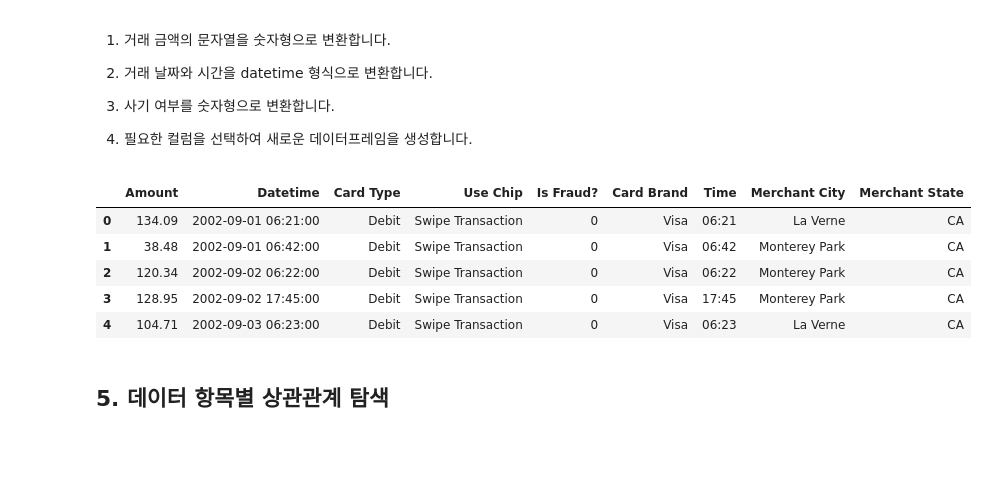
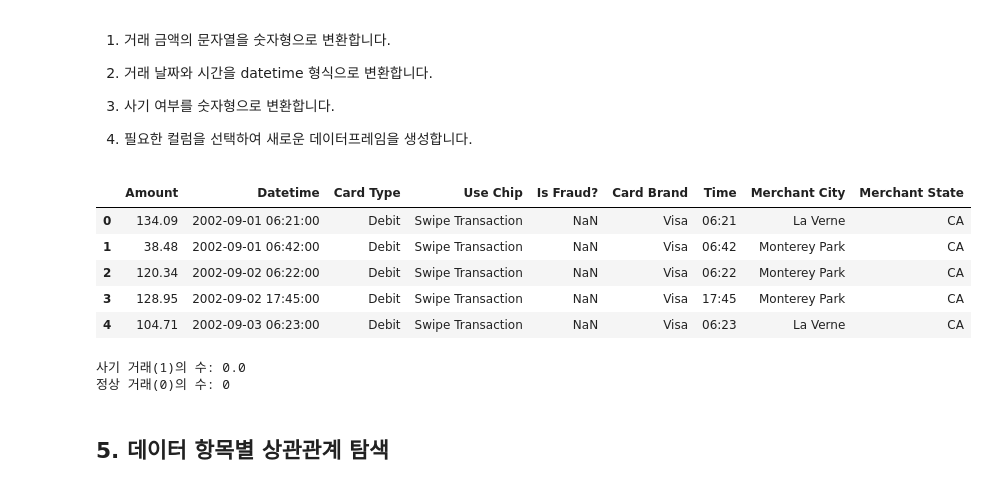
Before and after one commit to pixelwizard2/GuardianPay---Protecting-Against-Lost-Card-and-Copied-Card-Transactions, a Jupyter notebook: GuardianPay_code_(한국어).ipynb, the cells around one changed output. Saved outputs shown, nothing was run; the diff lists cells and outputs as text; code cells hidden in the pictures; blank space fills up the shorter version.

```diff
--- a/GuardianPay_code_(한국어).ipynb
+++ b/GuardianPay_code_(한국어).ipynb
@@ -66,6 +66,12 @@ Transactions Dataframe:
 
  거래 내역과 카드 정보를 'User'와 'CARD INDEX'를 기준으로 병합합니다.
 # %%
+# 'cards_df'에 더미 값(예: 0)을 가진 'Is Fraud?' 컬럼 추가
+cards_df['Is Fraud?'] = 0
+
+# 'transactions_df'와 'cards_df'를 'User'와 'CARD INDEX' 컬럼을 기준으로 병합
+merged_data = pd.merge(transactions_df, cards_df, on=['User', 'CARD INDEX'], how='left')
+
 # 'Card' 컬럼을 'CARD INDEX'로 이름 변경
 transactions_df.rename(columns={'Card': 'CARD INDEX'}, inplace=True)
 
@@ -96,29 +133,43 @@ Warning: Total number of columns (26) exceeds max_columns (20) limiting to first
 # %%
 # 거래 금액을 숫자형으로 변환합니다.
 merged_data['Amount'] = merged_data['Amount'].replace('[\$,]', '', regex=True).astype(float)
 
 # 'Time' 컬럼을 시간 형식으로 변환합니다.
 merged_data['Datetime'] = pd.to_datetime(merged_data['Year'].astype(str) + '-' +
                                          merged_data['Month'].astype(str) + '-' +
                                          merged_data['Day'].astype(str) + ' ' +
                                          merged_data['Time'])
 
 # 'Is Fraud?' 컬럼을 숫자형으로 변환합니다.
 # replace 메소드를 사용하여 'Yes'와 'No'를 각각 1과 0으로 변환합니다.
-merged_data['Is Fraud?'] = merged_data['Is Fraud?'].replace({'Yes': 1, 'No': 0})
+merged_data['Is Fraud?'] = merged_data['Is Fraud?'].map({'Yes': 1, 'No': 0})
+
+
 
 # 필요한 컬럼을 선택하여 새로운 데이터프레임을 생성합니다.
 analyzed_data = merged_data[['Amount', 'Datetime', 'Card Type', 'Use Chip', 'Is Fraud?', 'Card Brand', 'Time', 'Merchant City', 'Merchant State']]
 
 # 데이터 전처리가 완료된 analyzed_data 데이터프레임 출력
 analyzed_data.head()
 # %% [output]
 |  | Amount | Datetime | Card Type | Use Chip | Is Fraud? | Card Brand | Time | Merchant City | Merchant State |
-| 0 | 134.09 | 2002-09-01 06:21:00 | Debit | Swipe Transaction | 0 | Visa | 06:21 | La Verne | CA |
-| 1 | 38.48 | 2002-09-01 06:42:00 | Debit | Swipe Transaction | 0 | Visa | 06:42 | Monterey Park | CA |
-| 2 | 120.34 | 2002-09-02 06:22:00 | Debit | Swipe Transaction | 0 | Visa | 06:22 | Monterey Park | CA |
-| 3 | 128.95 | 2002-09-02 17:45:00 | Debit | Swipe Transaction | 0 | Visa | 17:45 | Monterey Park | CA |
-| 4 | 104.71 | 2002-09-03 06:23:00 | Debit | Swipe Transaction | 0 | Visa | 06:23 | La Verne | CA |
+| 0 | 134.09 | 2002-09-01 06:21:00 | Debit | Swipe Transaction | NaN | Visa | 06:21 | La Verne | CA |
+| 1 | 38.48 | 2002-09-01 06:42:00 | Debit | Swipe Transaction | NaN | Visa | 06:42 | Monterey Park | CA |
+| 2 | 120.34 | 2002-09-02 06:22:00 | Debit | Swipe Transaction | NaN | Visa | 06:22 | Monterey Park | CA |
+| 3 | 128.95 | 2002-09-02 17:45:00 | Debit | Swipe Transaction | NaN | Visa | 17:45 | Monterey Park | CA |
+| 4 | 104.71 | 2002-09-03 06:23:00 | Debit | Swipe Transaction | NaN | Visa | 06:23 | La Verne | CA |
+# %%
+# 'Is Fraud?' 컬럼 값이 1인 데이터 개수
+num_fraud = analyzed_data['Is Fraud?'].sum()
+
+# 'Is Fraud?' 컬럼 값이 0인 데이터 개수
+num_non_fraud = (analyzed_data['Is Fraud?'] == 0).sum()
+
+print("사기 거래(1)의 수:", num_fraud)
+print("정상 거래(0)의 수:", num_non_fraud)
+# %% [output]
+사기 거래(1)의 수: 0.0
+정상 거래(0)의 수: 0
 # %% [markdown]
 ## 5. 데이터 항목별 상관관계 탐색
 # %% [markdown]
```
Also changed, not shown: parts of 3 cells of this notebook.
